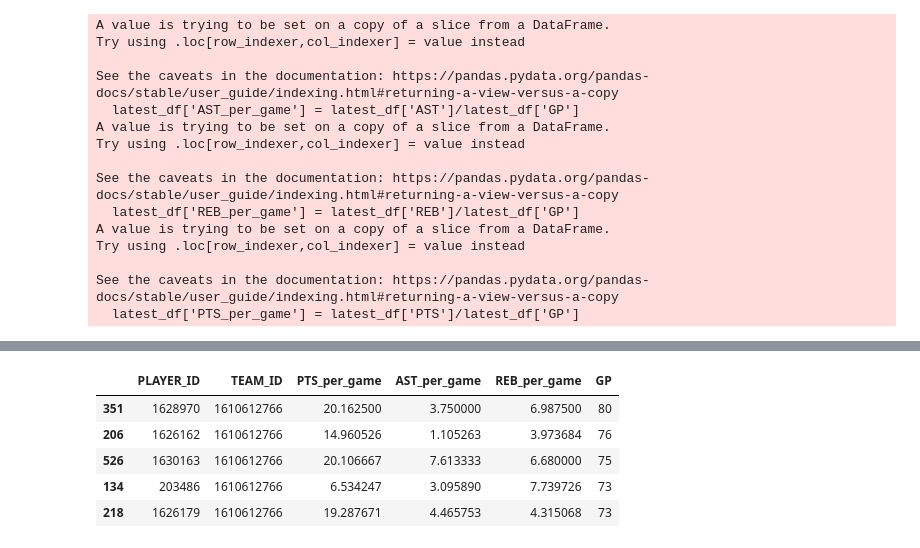
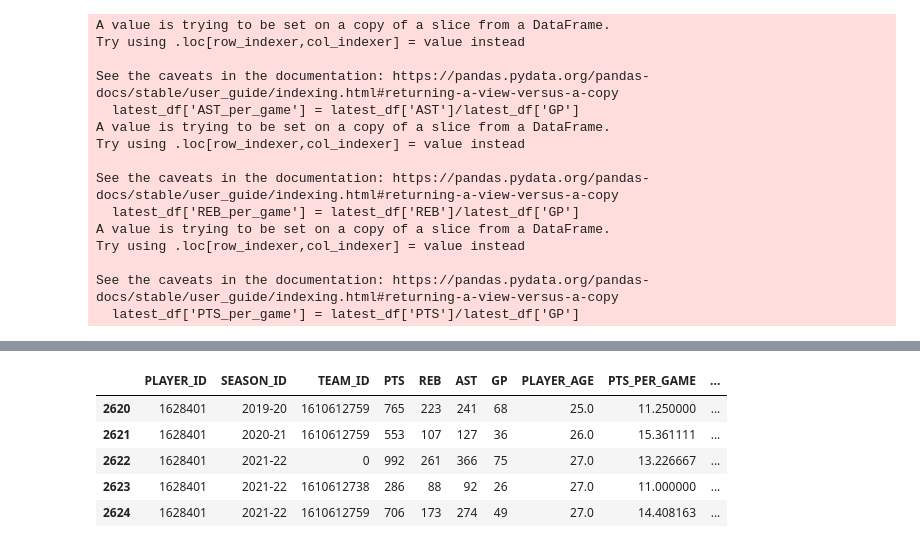
Before and after one commit to gabrielfior/nba-franchise-manager, a Jupyter notebook: notebooks/processing-initial-data.ipynb, the cells around one changed output, grey strips where cells are left out. Saved outputs shown, nothing was run; the diff lists cells and outputs as text; code cells hidden in the pictures.

```diff
--- a/notebooks/processing-initial-data.ipynb
+++ b/notebooks/processing-initial-data.ipynb
@@ -53,15 +53,18 @@ latest_df.sort_values('PTS_per_game', ascending=False).head()
-# %%
-dwhite_id = 1628401
-grouped = latest_df.groupby(by=['PLAYER_ID','TEAM_ID'], as_index=False).agg({'PTS_per_game':'mean',
-                                         'AST_per_game':'mean',
-                                        'REB_per_game':'mean',
-                                                  'GP':'sum'}).sort_values(
-                    by=['TEAM_ID','GP'], ascending=[False, False]).drop_duplicates(subset=['PLAYER_ID'], keep='first')
-grouped.head()
-# %% [output]
-|  | PLAYER_ID | TEAM_ID | PTS_per_game | AST_per_game | REB_per_game | GP |
-| 351 | 1628970 | 1610612766 | 20.162500 | 3.750000 | 6.987500 | 80 |
-| 206 | 1626162 | 1610612766 | 14.960526 | 1.105263 | 3.973684 | 76 |
-| 526 | 1630163 | 1610612766 | 20.106667 | 7.613333 | 6.680000 | 75 |
-| 134 | 203486 | 1610612766 | 6.534247 | 3.095890 | 7.739726 | 73 |
-| 218 | 1626179 | 1610612766 | 19.287671 | 4.465753 | 4.315068 | 73 |
+# %%
+ad_id = 203076
+df_per_game = df.groupby(['PLAYER_ID','SEASON_ID','TEAM_ID'], as_index=False).agg({'PTS':'max',
+                                                                                  'REB':'max',
+                                                                                   'AST':'max',
+                                                                                  'GP':'max',
+                                                                                  'PLAYER_AGE':'max'})
+df_per_game['PTS_PER_GAME'] = df_per_game['PTS']/df_per_game['GP']
+df_per_game['REB_PER_GAME'] = df_per_game['REB']/df_per_game['GP']
+df_per_game['AST_PER_GAME'] = df_per_game['AST']/df_per_game['GP']
+df_per_game[df_per_game.PLAYER_ID==dwhite_id].tail()
+# %% [output]
+|  | PLAYER_ID | SEASON_ID | TEAM_ID | PTS | REB | AST | GP | PLAYER_AGE | PTS_PER_GAME | ... |
+| 2620 | 1628401 | 2019-20 | 1610612759 | 765 | 223 | 241 | 68 | 25.0 | 11.250000 | ... |
+| 2621 | 1628401 | 2020-21 | 1610612759 | 553 | 107 | 127 | 36 | 26.0 | 15.361111 | ... |
+| 2622 | 1628401 | 2021-22 | 0 | 992 | 261 | 366 | 75 | 27.0 | 13.226667 | ... |
+| 2623 | 1628401 | 2021-22 | 1610612738 | 286 | 88 | 92 | 26 | 27.0 | 11.000000 | ... |
+| 2624 | 1628401 | 2021-22 | 1610612759 | 706 | 173 | 274 | 49 | 27.0 | 14.408163 | ... |
```
Also changed, not shown: parts of 10 cells of this notebook, 8 other files.
